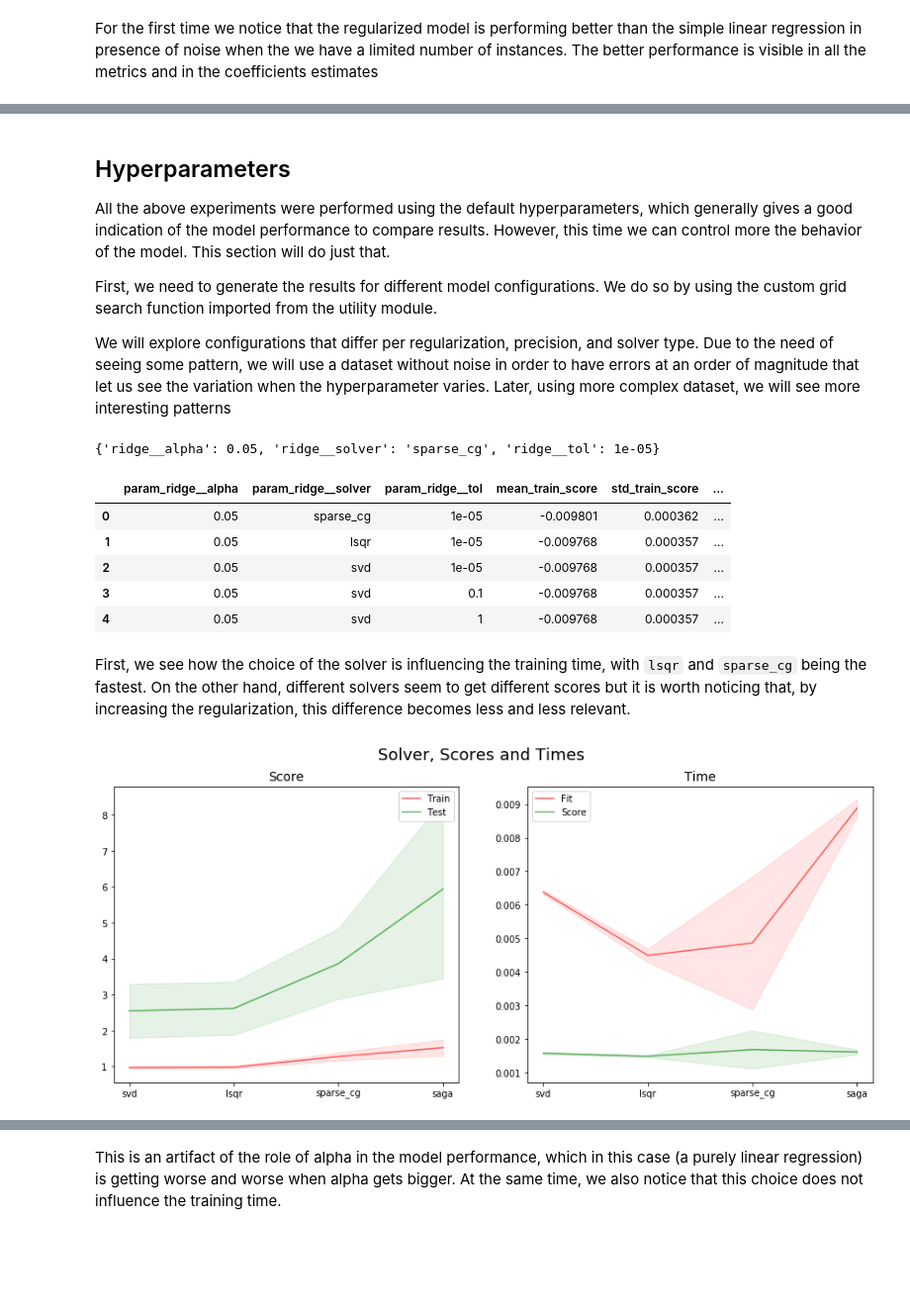
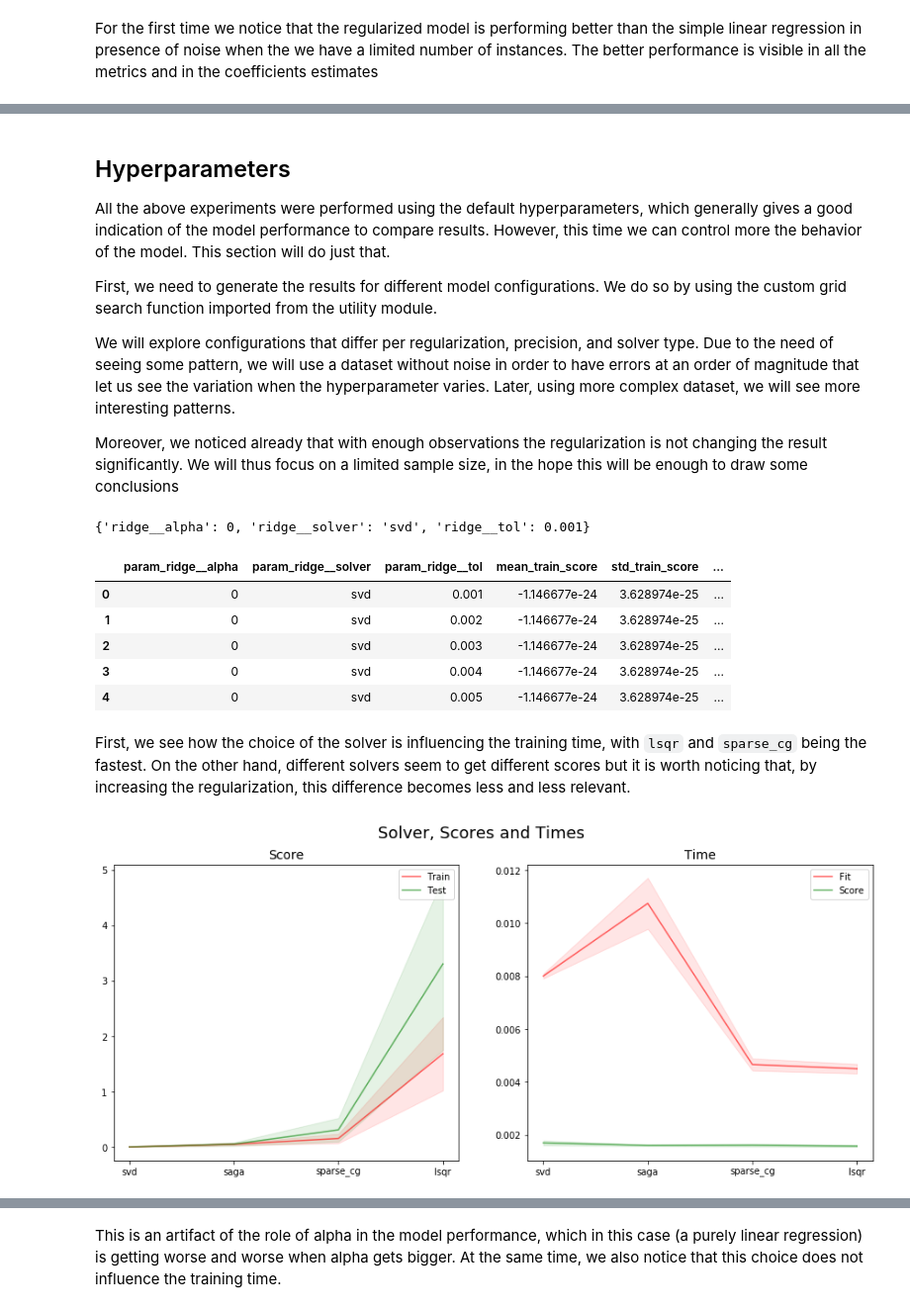
Before and after one commit to lucabasa/ML-algorithms-and-experiments, a Jupyter notebook: 04_linear_models_ridge.ipynb, the cells around one changed output, grey strips where cells are left out. Shown at 99% size. Drawn from its saved outputs; the diff is of its cells as text; code cells hidden in the pictures; blank space fills up the shorter version.

```diff
--- a/04_linear_models_ridge.ipynb
+++ b/04_linear_models_ridge.ipynb
@@ -182,16 +256,18 @@ All the above experiments were performed using the default hyperparameters, whic
 
 First, we need to generate the results for different model configurations. We do so by using the custom grid search function imported from the utility module.
 
-We will explore configurations that differ per regularization, precision, and solver type. Due to the need of seeing some pattern, we will use a dataset without noise in order to have errors at an order of magnitude that let us see the variation when the hyperparameter varies. Later, using more complex dataset, we will see more interesting patterns
+We will explore configurations that differ per regularization, precision, and solver type. Due to the need of seeing some pattern, we will use a dataset without noise in order to have errors at an order of magnitude that let us see the variation when the hyperparameter varies. Later, using more complex dataset, we will see more interesting patterns.
+
+Moreover, we noticed already that with enough observations the regularization is not changing the result significantly. We will thus focus on a limited sample size, in the hope this will be enough to draw some conclusions
 # %%
 model = Pipeline([('imputer', df_p.df_imputer()),
                   ('ridge', Ridge(random_state=325))])
 
-param_grid = {'ridge__alpha': list(np.arange(0.05, 10, 0.05)),
-              'ridge__tol': [0.00001, 0.001, 0.1, 1],
+param_grid = {'ridge__alpha': list(np.arange(0, 11, 1)),
+              'ridge__tol': np.arange(0.001, 0.01, 0.001),
               'ridge__solver': ['svd', 'sparse_cg', 'lsqr', 'saga']}
 
-df = pd.read_csv('data/simulated/100_feat_65_inf_nonoise.csv').sample(300)
+df = pd.read_csv('data/simulated/100_feat_65_inf_nonoise.csv').sample(500)
 
 target = df['target']
 
@@ -202,19 +278,19 @@ res, bp, _ = grid_search(df_train, target, model, param_grid, 'neg_mean_squared_
 print(bp)
 res.head()
 # %% [output]
-{'ridge__alpha': 0.05, 'ridge__solver': 'sparse_cg', 'ridge__tol': 1e-05}
+{'ridge__alpha': 0, 'ridge__solver': 'svd', 'ridge__tol': 0.001}
 |  | param_ridge__alpha | param_ridge__solver | param_ridge__tol | mean_train_score | std_train_score | ... |
-| 0 | 0.05 | sparse_cg | 1e-05 | -0.009801 | 0.000362 | ... |
-| 1 | 0.05 | lsqr | 1e-05 | -0.009768 | 0.000357 | ... |
-| 2 | 0.05 | svd | 1e-05 | -0.009768 | 0.000357 | ... |
-| 3 | 0.05 | svd | 0.1 | -0.009768 | 0.000357 | ... |
-| 4 | 0.05 | svd | 1 | -0.009768 | 0.000357 | ... |
+| 0 | 0 | svd | 0.001 | -1.146677e-24 | 3.628974e-25 | ... |
+| 1 | 0 | svd | 0.002 | -1.146677e-24 | 3.628974e-25 | ... |
+| 2 | 0 | svd | 0.003 | -1.146677e-24 | 3.628974e-25 | ... |
+| 3 | 0 | svd | 0.004 | -1.146677e-24 | 3.628974e-25 | ... |
+| 4 | 0 | svd | 0.005 | -1.146677e-24 | 3.628974e-25 | ... |
 # %% [markdown]
 First, we see how the choice of the solver is influencing the training time, with `lsqr` and `sparse_cg` being the fastest. On the other hand, different solvers seem to get different scores but it is worth noticing that, by increasing the regularization, this difference becomes less and less relevant.
 # %%
-hyp.plot_hyperparameter(res[(res.param_ridge__alpha == 0.5) & (res.param_ridge__tol==0.001)], 'param_ridge__solver', 'Solver')
+hyp.plot_hyperparameter(res[(res.param_ridge__alpha == 0) & (res.param_ridge__tol==0.001)], 'param_ridge__solver', 'Solver')
 # %% [output]
-[figure, old version]
+[figure, new version]
 # %%
 hyp.plot_hyperparameter(res[(res.param_ridge__alpha == 5) & (res.param_ridge__tol==0.001)], 'param_ridge__solver', 'Solver')
 # %% [output]
```
Also changed, not shown: parts of 38 cells of this notebook.
